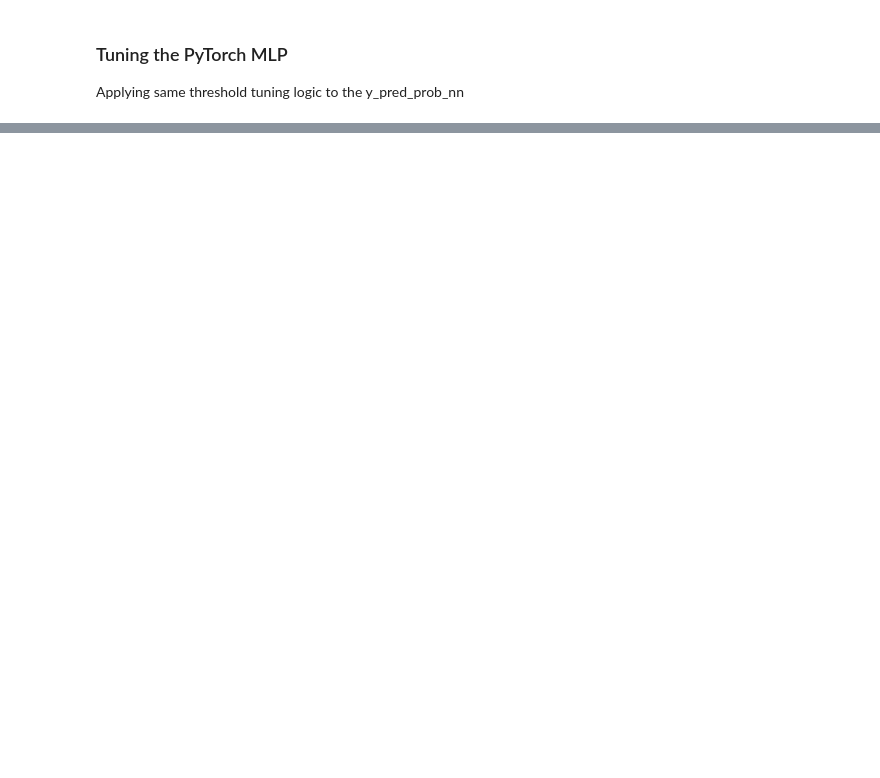
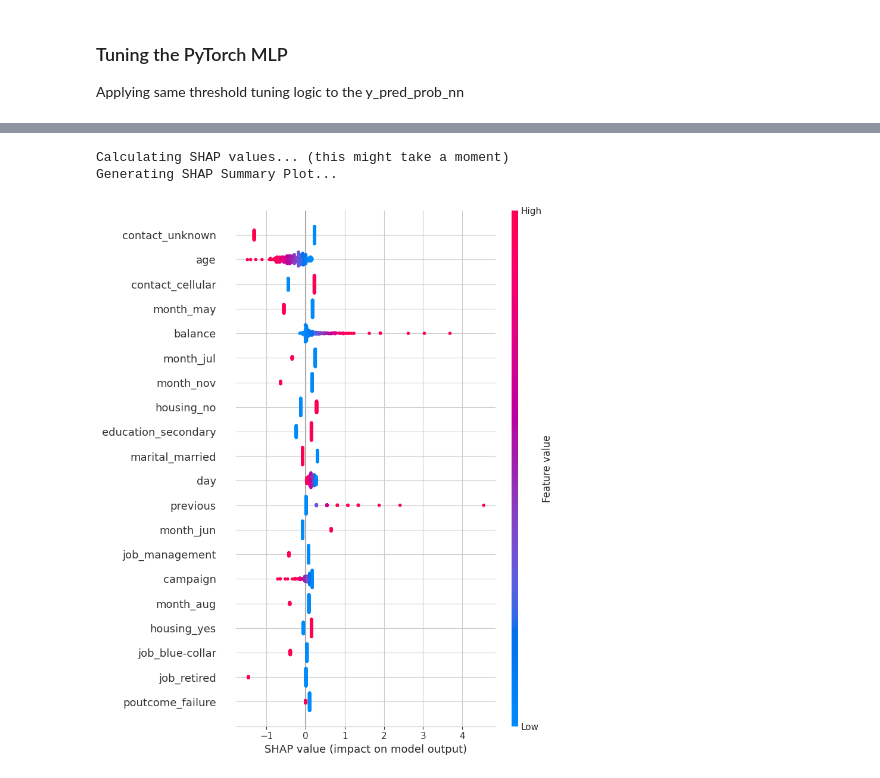
Before and after one commit to nazmilash/Bank-Marketing, a Jupyter notebook: Assignment_Pipeline.ipynb, the cells around one changed output, grey strips where cells are left out. Drawn from its saved outputs; the diff is of its cells as text; code cells hidden in the pictures; blank space fills up the shorter version.

Commit message:
SHAP plot done

```diff
--- a/Assignment_Pipeline.ipynb
+++ b/Assignment_Pipeline.ipynb
@@ -620,7 +620,7 @@ We can check whether a different and more complex architecture can capture the n
 # %%
 # Fitting and transforming X_train and X_test using the preprocessor
 X_train_processed = preprocessor.fit_transform(X_train)
-X_test_preprocessed = preprocessor.transform(X_test)
+X_test_processed = preprocessor.transform(X_test)
 
 # PyTorch Setup
 import torch
@@ -827,0 +835,73 @@ We can create new features that characterizes the differences between the True P
+# %%
+import shap
+
+# Preparation
+
+# Ensure the model is in evaluation mode to disable dropout/batchnorm behaviours that confuse SHAP.
+model.eval()
+
+# SHAP needs a "background" dataset to understand what 'average' looks like.
+# for that we take a 100 random samples from the training set
+background_indices = np.random.choice(X_train_processed.shape[0], 100, replace = False)
+background_data = X_train_processed[background_indices]
+
+# Convert background to tensor
+background_tensor = torch.tensor(background_data, dtype = torch.float32)
+
+# Initialize DeepExplainer
+# Pass the pytorch model and the background tensor
+explainer = shap.DeepExplainer(model, background_tensor)
+
+# Calculate SHAP values
+# We calculate the SHAP values for a subset of the test like 200 samples
+# since calculating the whole test might be too slow for CPU
+test_indices = np.random.choice(X_test_processed.shape[0], 200, replace = False)
+X_test_sample = X_test_processed[test_indices]
+X_test_sample_tensor = torch.tensor(X_test_sample, dtype = torch.float32)
+
+print("Calculating SHAP values... (this might take a moment)")
+shap_values = explainer.shap_values(X_test_sample_tensor, check_additivity= False)
+
+
+# Visualizations
+
+# We need to retrieve the feature names from the preprocessor
+
+try:
+    ohe = preprocessor.named_transformers_['cat']['onehot']
+
+    # get all category names and one-hot encoded names
+    cat_feature_names = list(ohe.get_feature_names_out(categorical_cols))
+
+    # Combine numerical names and one hot encoded names
+    all_feature_names = numerical_cols + list(cat_feature_names)
+
+    # Ensure the list length matches the 50 columns in the dataset.
+    if len(all_feature_names) != X_test_sample.shape[1]:
+        print(F"WARNING: Feature name count ({len(all_feature_names)}) does not match data column count (50). Using generic names.")
+        all_feature_names = [f"Feature_{i}" for i in range(X_test_sample.shape[1])]
+
+except Exception as e:
+    print(f"Erorr during feature name retrieval: {e}")
+    all_feature_names = [f"Feature_{i}" for i in range(X_test_sample.shape[1])]
+
+# Handling SHAP output dimension:
+# If shap_values is a list (common in classification), take the index for class 1.
+# If it is a single array but has an extra dimension (200, 50, 1), squeeze it.
+if isinstance(shap_values, list):
+    # This happens if the model has multiple outputs
+    shap_values_to_plot = np.squeeze(shap_values[0])
+else:
+    # Remove the last dimension if it exists (e.g. converted from [N, 50, 1] to [N, 50])
+    shap_values_to_plot = np.squeeze(shap_values)
+
+
+# SHAP summary plot
+print("Generating SHAP Summary Plot...")
+
+# Plotting
+shap.summary_plot(shap_values_to_plot, X_test_sample, feature_names=all_feature_names)
+# %% [output]
+Calculating SHAP values... (this might take a moment)
+Generating SHAP Summary Plot...
+[figure, added]
```
Also changed, not shown: parts of 10 cells of this notebook.
